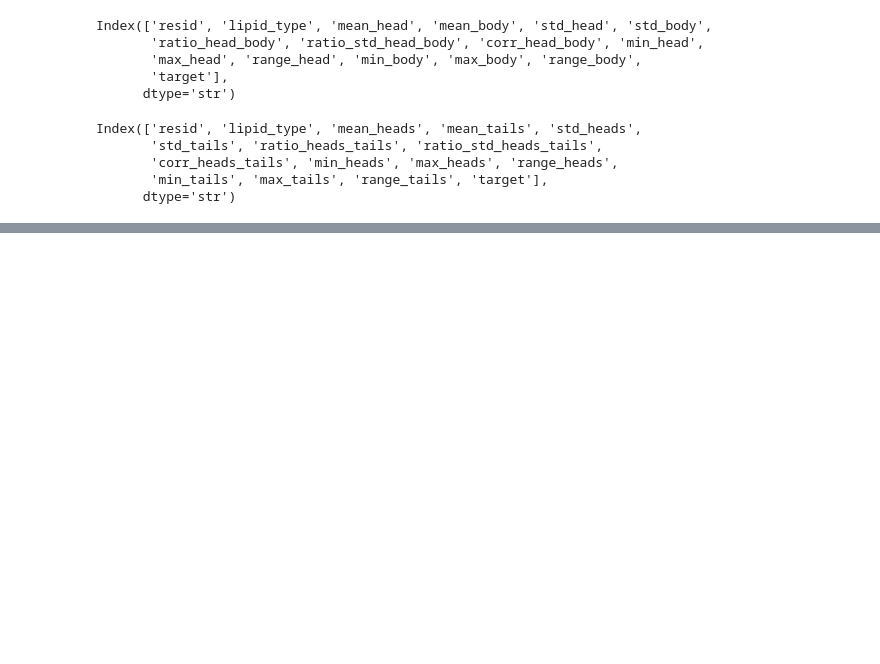
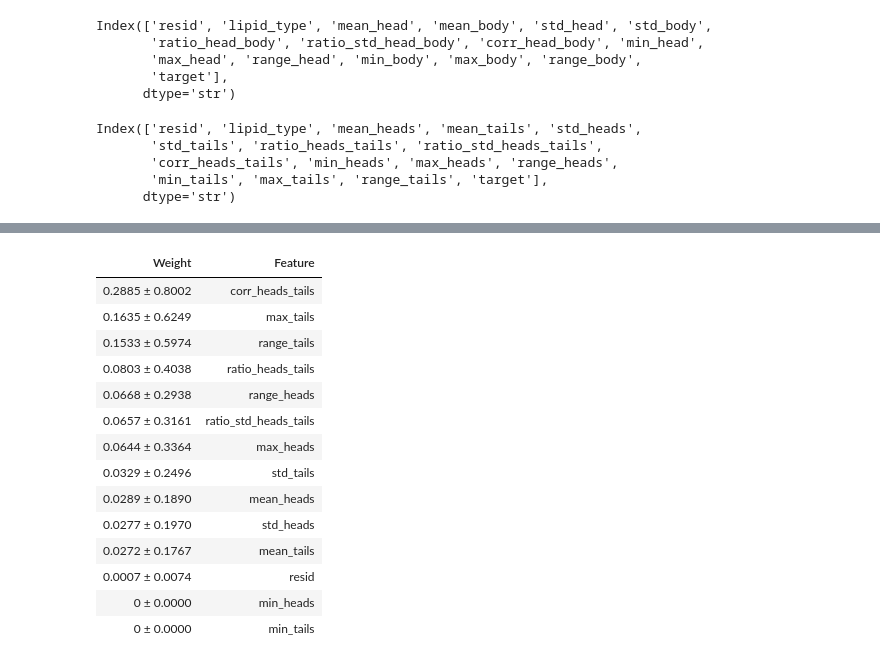
Before and after one commit to dylanhrojas/mouse-nmr, a Jupyter notebook: analysis.ipynb, the cells around one changed output, grey strips where cells are left out. Cells and saved outputs as stored; diff of their text form; code cells hidden in the pictures; blank space fills up the shorter version.

```diff
--- a/analysis.ipynb
+++ b/analysis.ipynb
@@ -620,0 +790,3 @@ Index(['resid', 'lipid_type', 'mean_heads', 'mean_tails', 'std_heads',
+# %%
+lr_baseline.fit(X_train_dpsm_scaled, y_train_dpsm)
+eli5.show_weights(lr_baseline, feature_names=X_dpsm.columns.to_list())
@@ -620,0 +830,19 @@ Index(['resid', 'lipid_type', 'mean_heads', 'mean_tails', 'std_heads',
+# %%
+rf_baseline.fit(X_train_dpsm_scaled, y_train_dpsm)
+eli5.show_weights(rf_baseline, feature_names=X_dpsm.columns.to_list())
+# %% [output]
+| Weight | Feature |
+| 0.2885 ± 0.8002 | corr_heads_tails |
+| 0.1635 ± 0.6249 | max_tails |
+| 0.1533 ± 0.5974 | range_tails |
+| 0.0803 ± 0.4038 | ratio_heads_tails |
+| 0.0668 ± 0.2938 | range_heads |
+| 0.0657 ± 0.3161 | ratio_std_heads_tails |
+| 0.0644 ± 0.3364 | max_heads |
+| 0.0329 ± 0.2496 | std_tails |
+| 0.0289 ± 0.1890 | mean_heads |
+| 0.0277 ± 0.1970 | std_heads |
+| 0.0272 ± 0.1767 | mean_tails |
+| 0.0007 ± 0.0074 | resid |
+| 0 ± 0.0000 | min_heads |
+| 0 ± 0.0000 | min_tails |
```
Also changed, not shown: parts of 17 cells of this notebook.
